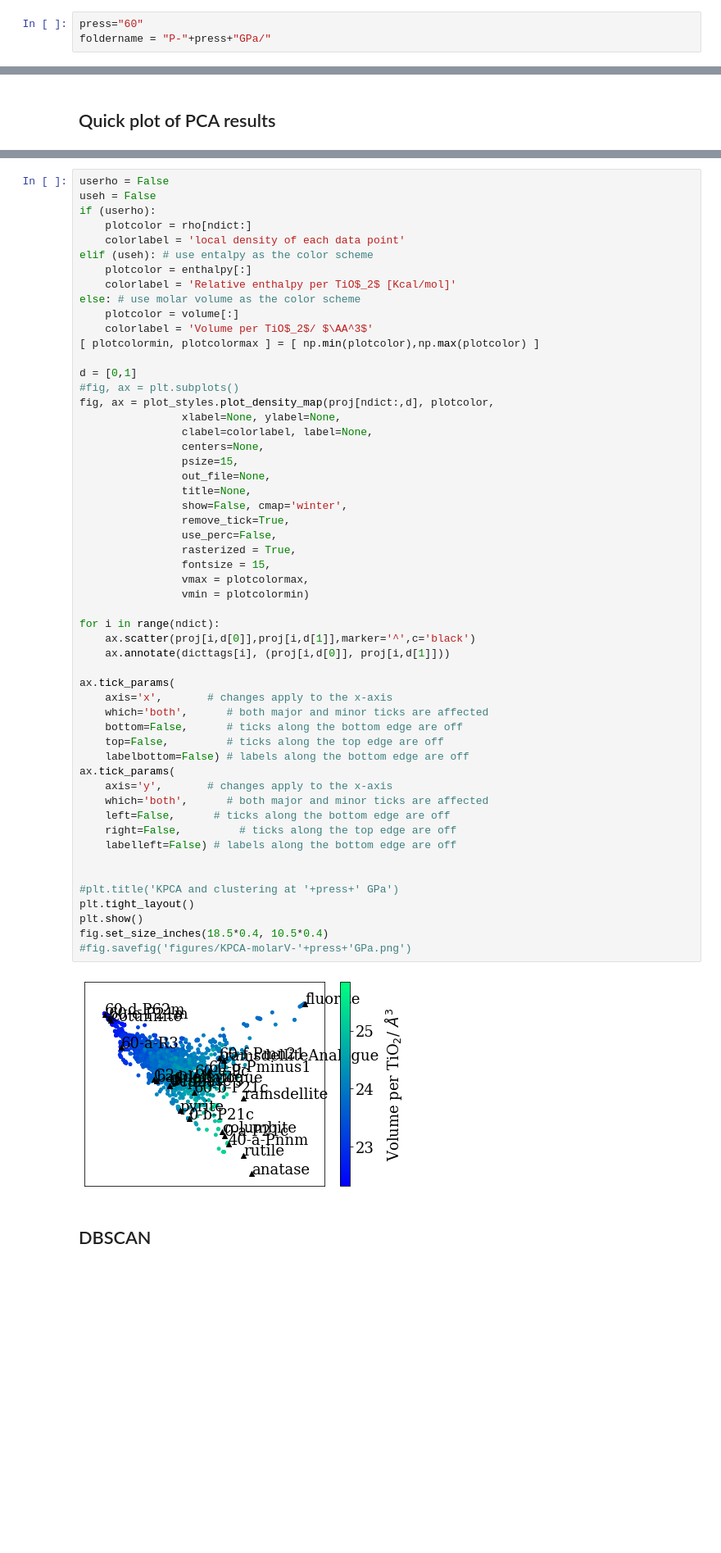
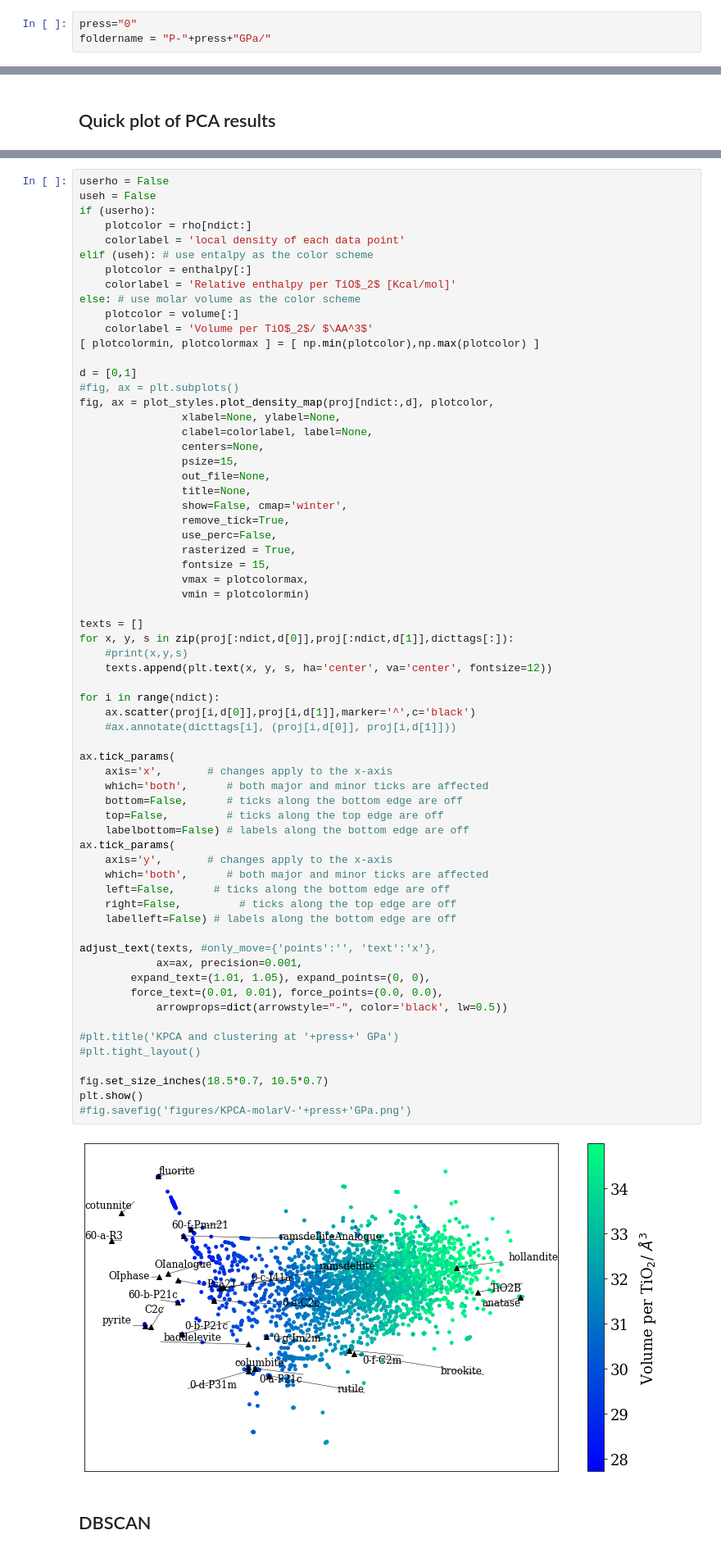
Before and after one commit to BingqingCheng/ASAP, a Jupyter notebook: notebooks/TiO2-ASAP.ipynb, the cells around one changed output, grey strips where cells are left out. Shown at 82% size. Drawn from its saved outputs; the diff is of its cells as text; blank space fills up the shorter version.

Commit message:
bug fix && adjust text

```diff
--- a/notebooks/TiO2-ASAP.ipynb
+++ b/notebooks/TiO2-ASAP.ipynb
@@ -29,7 +30,7 @@ kb2kcalmol = 0.0019872036 # kb*K to kcal_mol
 # %%
 from ase.io import read,write
 # %%
-press="60"
+press="0"
 foldername = "P-"+press+"GPa/"
 # %%
 # load the known structures
@@ -172,37 +194,48 @@ fig, ax = plot_styles.plot_density_map(proj[ndict:,d], plotcolor,
                 title=None,
                 show=False, cmap='winter',
                 remove_tick=True,
                 use_perc=False,
                 rasterized = True,
                 fontsize = 15,
                 vmax = plotcolormax,
                 vmin = plotcolormin)
 
+texts = []
+for x, y, s in zip(proj[:ndict,d[0]],proj[:ndict,d[1]],dicttags[:]):
+    #print(x,y,s)
+    texts.append(plt.text(x, y, s, ha='center', va='center', fontsize=12))
+
 for i in range(ndict):
     ax.scatter(proj[i,d[0]],proj[i,d[1]],marker='^',c='black')
-    ax.annotate(dicttags[i], (proj[i,d[0]], proj[i,d[1]]))
+    #ax.annotate(dicttags[i], (proj[i,d[0]], proj[i,d[1]]))
 
 ax.tick_params(
     axis='x',       # changes apply to the x-axis
     which='both',      # both major and minor ticks are affected
     bottom=False,      # ticks along the bottom edge are off
     top=False,         # ticks along the top edge are off
     labelbottom=False) # labels along the bottom edge are off
 ax.tick_params(
     axis='y',       # changes apply to the x-axis
     which='both',      # both major and minor ticks are affected
     left=False,      # ticks along the bottom edge are off
     right=False,         # ticks along the top edge are off
     labelleft=False) # labels along the bottom edge are off
 
+adjust_text(texts, #only_move={'points':'', 'text':'x'},
+            ax=ax, precision=0.001,
+        expand_text=(1.01, 1.05), expand_points=(0, 0),
+        force_text=(0.01, 0.01), force_points=(0.0, 0.0),
+            arrowprops=dict(arrowstyle="-", color='black', lw=0.5))
 
 #plt.title('KPCA and clustering at '+press+' GPa')
-plt.tight_layout()
+#plt.tight_layout()
+
+fig.set_size_inches(18.5*0.7, 10.5*0.7)
 plt.show()
-fig.set_size_inches(18.5*0.4, 10.5*0.4)
 #fig.savefig('figures/KPCA-molarV-'+press+'GPa.png')
 # %% [output]
-[figure, old version]
+[figure, new version]
 # %% [markdown]
 ## DBSCAN
 # %%
```
Also changed, not shown: parts of 33 cells of this notebook.
